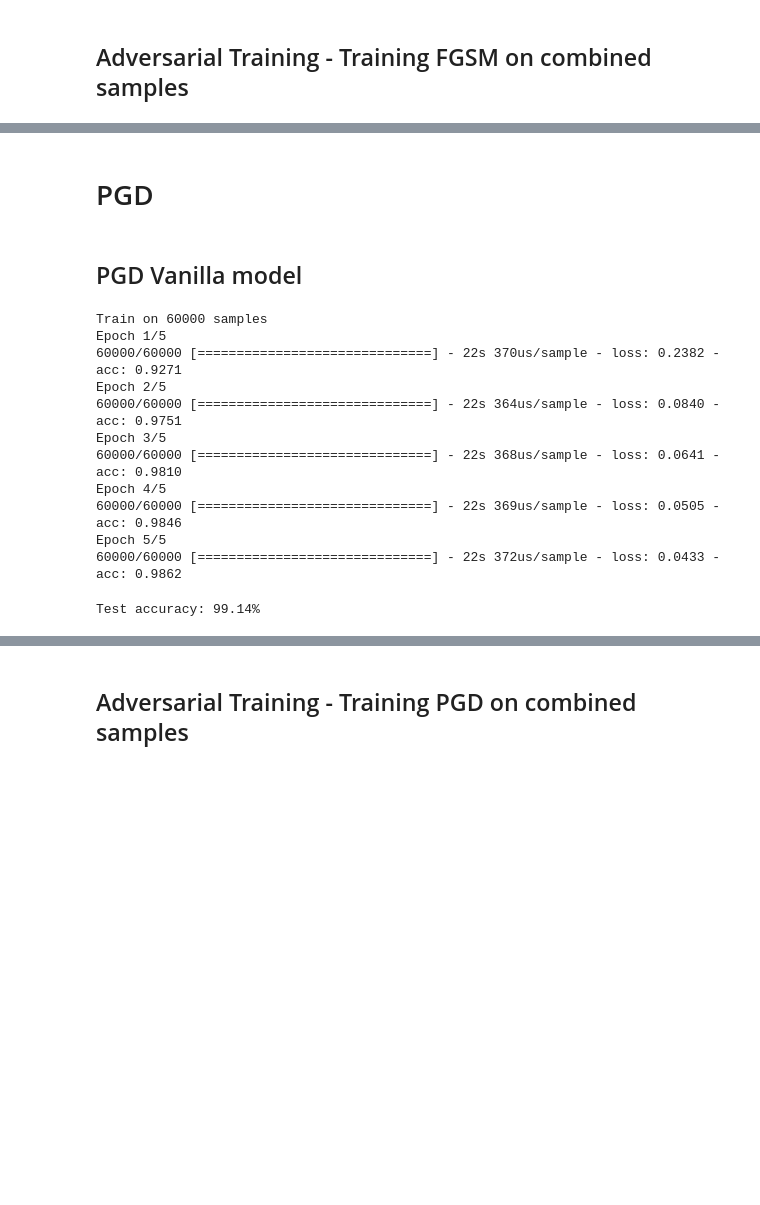
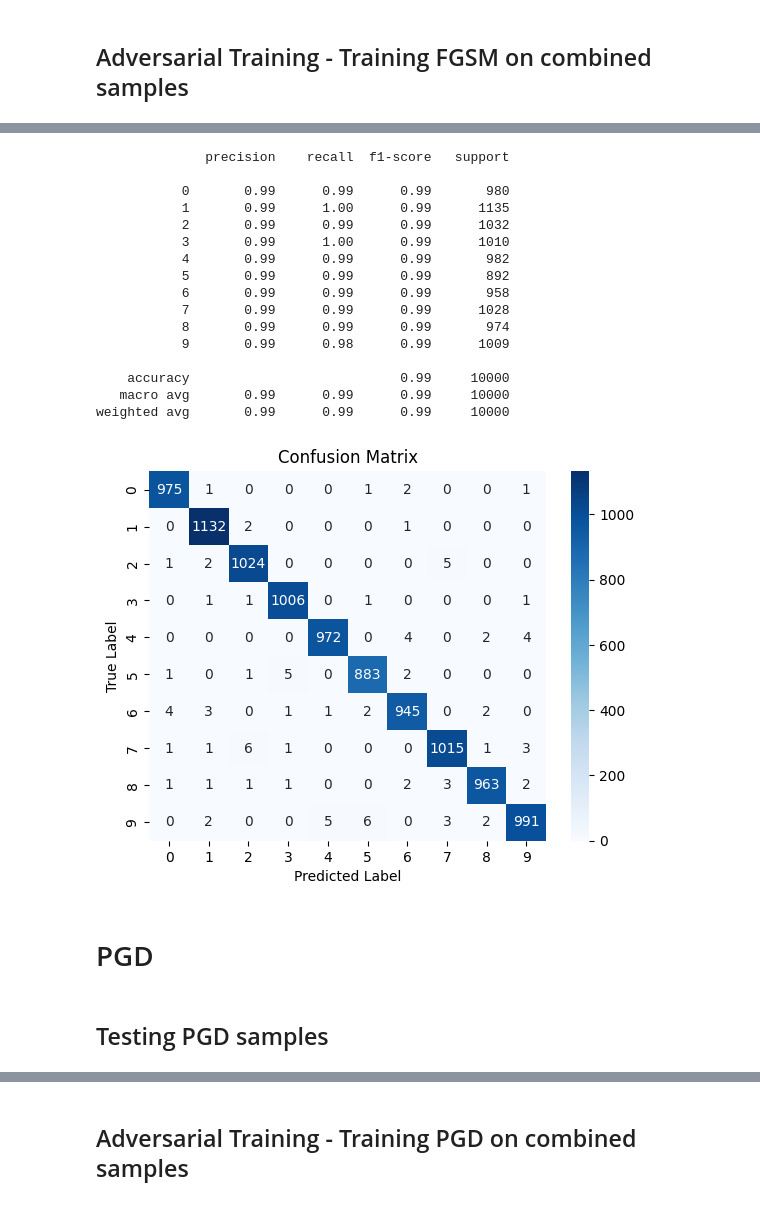
Before and after one commit to mathewvarghesemanu/adversarial-attack-on-computer-vision-machine-learning-models, a Jupyter notebook: Adversarial robustness toolbox.ipynb, the cells around one changed output, grey strips where cells are left out. Cells and saved outputs as stored; diff of their text form; code cells hidden in the pictures; blank space fills up the shorter version.

```diff
--- a/Adversarial robustness toolbox.ipynb
+++ b/Adversarial robustness toolbox.ipynb
@@ -119,57 +205,24 @@ Test accuracy: 99.14%
+# %%
+plot_confusion_matrix(classifier_adv_fgsm, x_test_adv_fgsm, y_test)
+# %% [output]
+              precision    recall  f1-score   support
+
+           0       0.99      0.99      0.99       980
+           1       0.99      1.00      0.99      1135
+           2       0.99      0.99      0.99      1032
+           3       0.99      1.00      0.99      1010
+           4       0.99      0.99      0.99       982
+           5       0.99      0.99      0.99       892
+           6       0.99      0.99      0.99       958
+           7       0.99      0.99      0.99      1028
+           8       0.99      0.99      0.99       974
+           9       0.99      0.98      0.99      1009
+
+    accuracy                           0.99     10000
+   macro avg       0.99      0.99      0.99     10000
+weighted avg       0.99      0.99      0.99     10000
+[figure, added]
 # %% [markdown]
 # PGD
 # %% [markdown]
-## PGD Vanilla model
+## Testing PGD samples
-# %%
-# -*- coding: utf-8 -*-
-"""Trains a convolutional neural network on the MNIST dataset, then attacks it with the FGSM attack."""
-from __future__ import absolute_import, division, print_function, unicode_literals
-
-from keras.models import Sequential
-from keras.layers import Dense, Flatten, Conv2D, MaxPooling2D, Dropout
-import numpy as np
-
-from art.attacks.evasion.projected_gradient_descent.projected_gradient_descent import ProjectedGradientDescent
-from art.estimators.classification import KerasClassifier
-from art.utils import load_dataset
-
-import tensorflow.compat.v1 as tf
-tf.disable_eager_execution()
-
-# Read MNIST dataset
-(x_train, y_train), (x_test, y_test), min_, max_ = load_dataset(str("mnist"))
-
-# Create Keras convolutional neural network - basic architecture from Keras examples
-# Source here: https://github.com/keras-team/keras/blob/master/examples/mnist_cnn.py
-model = Sequential()
-model.add(Conv2D(32, kernel_size=(3, 3), activation="relu", input_shape=x_train.shape[1:]))
-model.add(Conv2D(64, (3, 3), activation="relu"))
-model.add(MaxPooling2D(pool_size=(2, 2)))
-model.add(Dropout(0.25))
-model.add(Flatten())
-model.add(Dense(128, activation="relu"))
-model.add(Dropout(0.5))
-model.add(Dense(10, activation="softmax"))
-
-model.compile(loss="categorical_crossentropy", optimizer="adam", metrics=["accuracy"])
-
-classifier = KerasClassifier(model=model, clip_values=(min_, max_))
-classifier.fit(x_train, y_train, nb_epochs=5, batch_size=128)
-
-# Evaluate the classifier on the test set
-preds = np.argmax(classifier.predict(x_test), axis=1)
-acc = np.sum(preds == np.argmax(y_test, axis=1)) / y_test.shape[0]
-print("\nTest accuracy: %.2f%%" % (acc * 100))
-# %% [output]
-Train on 60000 samples
-Epoch 1/5
-60000/60000 [==============================] - 22s 370us/sample - loss: 0.2382 - acc: 0.9271
-Epoch 2/5
-60000/60000 [==============================] - 22s 364us/sample - loss: 0.0840 - acc: 0.9751
-Epoch 3/5
-60000/60000 [==============================] - 22s 368us/sample - loss: 0.0641 - acc: 0.9810
-Epoch 4/5
-60000/60000 [==============================] - 22s 369us/sample - loss: 0.0505 - acc: 0.9846
-Epoch 5/5
-60000/60000 [==============================] - 22s 372us/sample - loss: 0.0433 - acc: 0.9862
-Test accuracy: 99.14%
```
Also changed, not shown: parts of 34 cells of this notebook, 1 other file.
